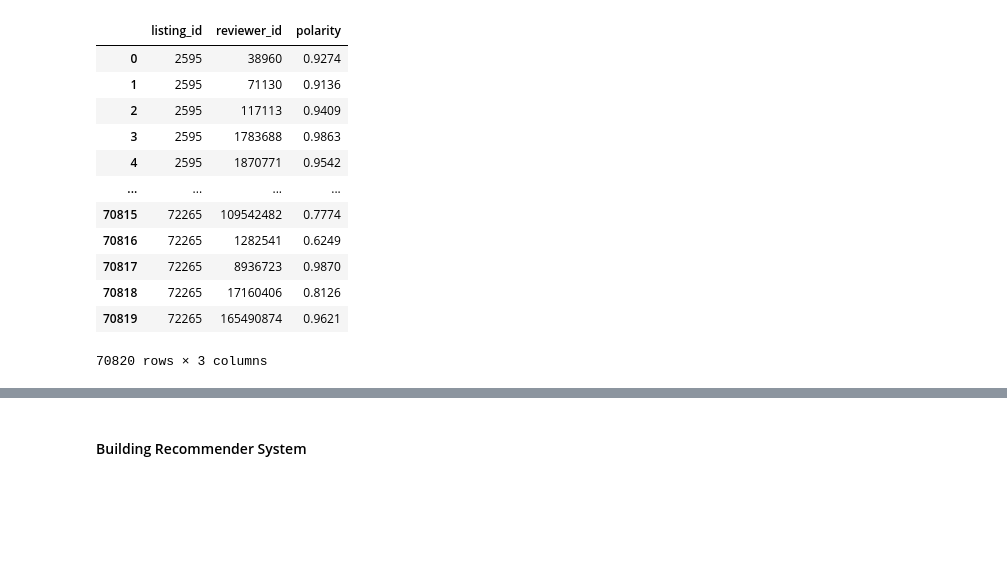
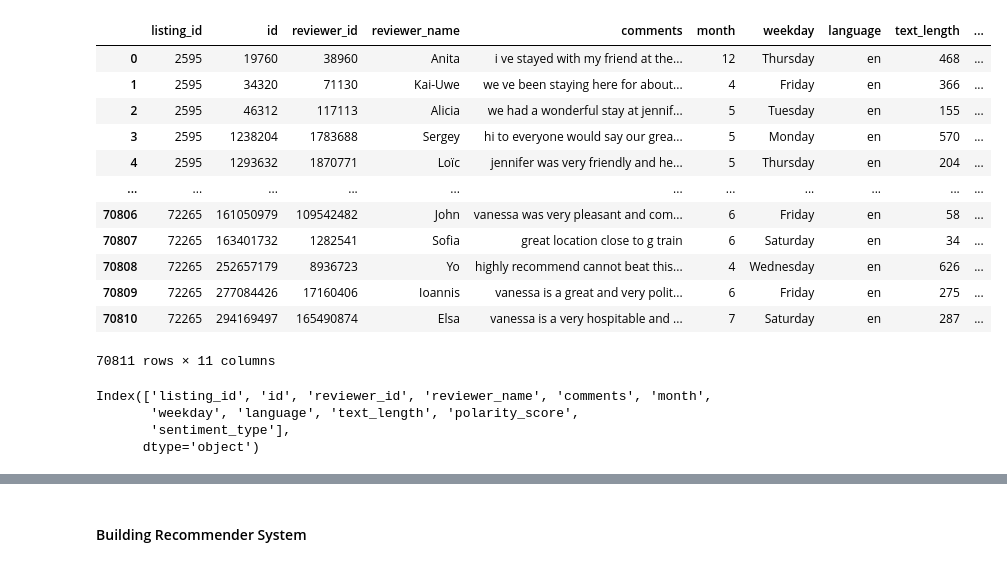
Before and after one commit to kamalova/Airbnb-Recommendation-Engine-NLP, a Jupyter notebook: Recommender_System.ipynb, the cells around one changed output, grey strips where cells are left out. Saved outputs shown, nothing was run; the diff lists cells and outputs as text; code cells hidden in the pictures; blank space fills up the shorter version.

```diff
--- a/Recommender_System.ipynb
+++ b/Recommender_System.ipynb
@@ -25,19 +25,26 @@ from math import sqrt
 # %%
 %rm -rf sample_data/
 # %%
-rec_df = pd.read_csv('/content/reviews_polarity.csv', usecols=['listing_id','reviewer_id','polarity'])
-rec_df
+df_reviews = pd.read_csv('/content/reviews_polarity.csv')
+df_reviews
 # %% [output]
-|  | listing_id | reviewer_id | polarity |
-| 0 | 2595 | 38960 | 0.9274 |
-| 1 | 2595 | 71130 | 0.9136 |
-| 2 | 2595 | 117113 | 0.9409 |
-| 3 | 2595 | 1783688 | 0.9863 |
-| 4 | 2595 | 1870771 | 0.9542 |
-| ... | ... | ... | ... |
-| 70815 | 72265 | 109542482 | 0.7774 |
-| 70816 | 72265 | 1282541 | 0.6249 |
-| 70817 | 72265 | 8936723 | 0.9870 |
-| 70818 | 72265 | 17160406 | 0.8126 |
-| 70819 | 72265 | 165490874 | 0.9621 |
+|  | listing_id | id | reviewer_id | reviewer_name | comments | month | weekday | language | text_length | ... |
+| 0 | 2595 | 19760 | 38960 | Anita | i ve stayed with my friend at the... | 12 | Thursday | en | 468 | ... |
+| 1 | 2595 | 34320 | 71130 | Kai-Uwe | we ve been staying here for about... | 4 | Friday | en | 366 | ... |
+| 2 | 2595 | 46312 | 117113 | Alicia | we had a wonderful stay at jennif... | 5 | Tuesday | en | 155 | ... |
+| 3 | 2595 | 1238204 | 1783688 | Sergey | hi to everyone would say our grea... | 5 | Monday | en | 570 | ... |
+| 4 | 2595 | 1293632 | 1870771 | Loïc | jennifer was very friendly and he... | 5 | Thursday | en | 204 | ... |
+| ... | ... | ... | ... | ... | ... | ... | ... | ... | ... | ... |
+| 70806 | 72265 | 161050979 | 109542482 | John | vanessa was very pleasant and com... | 6 | Friday | en | 58 | ... |
+| 70807 | 72265 | 163401732 | 1282541 | Sofia | great location close to g train | 6 | Saturday | en | 34 | ... |
+| 70808 | 72265 | 252657179 | 8936723 | Yo | highly recommend cannot beat this... | 4 | Wednesday | en | 626 | ... |
+| 70809 | 72265 | 277084426 | 17160406 | Ioannis | vanessa is a great and very polit... | 6 | Friday | en | 275 | ... |
+| 70810 | 72265 | 294169497 | 165490874 | Elsa | vanessa is a very hospitable and ... | 7 | Saturday | en | 287 | ... |
-70820 rows × 3 columns
+70811 rows × 11 columns
+# %%
+df_reviews.columns
+# %% [output]
+Index(['listing_id', 'id', 'reviewer_id', 'reviewer_name', 'comments', 'month',
+       'weekday', 'language', 'text_length', 'polarity_score',
+       'sentiment_type'],
+      dtype='object')
```
Also changed, not shown: parts of 35 cells of this notebook.
